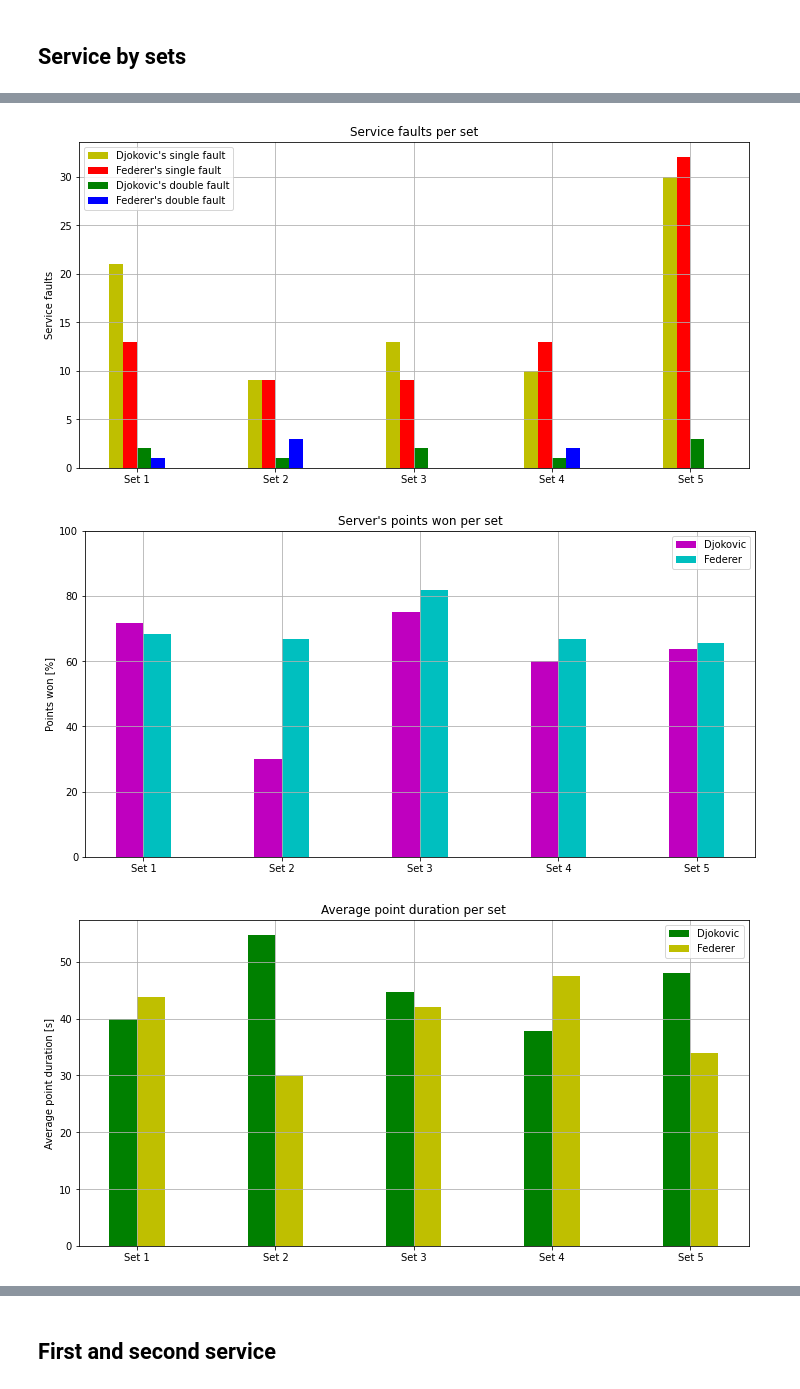
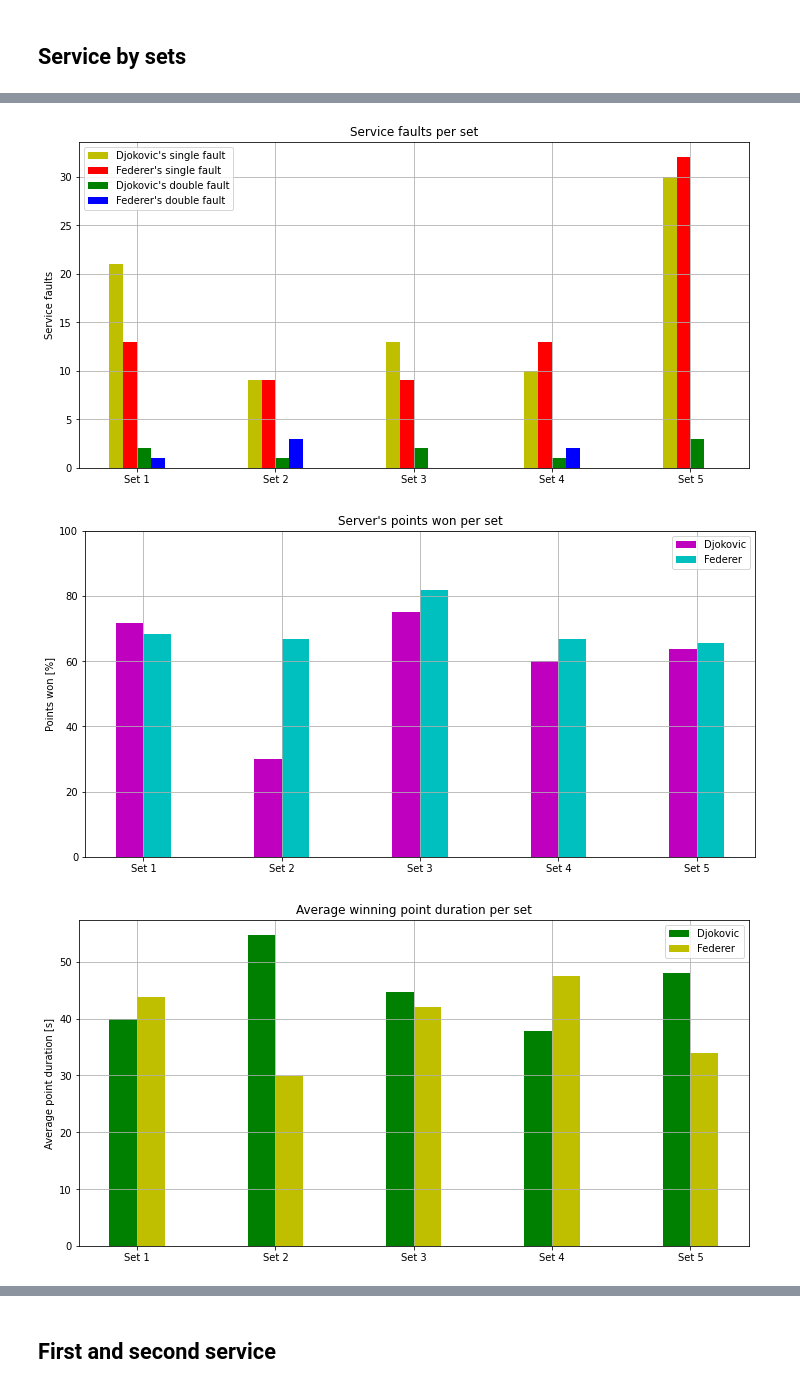
Before and after one commit to m-grbic/Foundley-Project, a Jupyter notebook: Tennis.ipynb, the cells around one changed output, grey strips where cells are left out. Cells and saved outputs as stored; diff of their text form; code cells hidden in the pictures.

```diff
--- a/Tennis.ipynb
+++ b/Tennis.ipynb
@@ -192,32 +220,32 @@ plt.legend([player_name[0]+'\'s single fault', player_name[1]+'\'s single fault'
             player_name[0]+'\'s double fault', player_name[1]+'\'s double fault'])
 plt.grid('minor')
 plt.show()
 
 
 # Percentage of points won per set
 plt.figure(figsize=(12,6))
 plt.bar(sets-0.1, points_won_ratio[0], width=0.2, color='m', align='center')
 plt.bar(sets+0.1, points_won_ratio[1], width=0.2, color='c', align='center')
 plt.ylabel('Points won [%]')
 plt.xticks(sets, set_names)
 plt.ylim([0, 100])
 plt.title('Server\'s points won per set')
 plt.legend(player_name)
 plt.grid('minor')
 plt.show()
 
 # Average point duration per set
 plt.figure(figsize=(12,6))
 plt.bar(sets-0.1, point_duration[0], width=0.2, color='g', align='center')
 plt.bar(sets+0.1, point_duration[1], width=0.2, color='y', align='center')
 plt.ylabel('Average point duration [s]')
 plt.xticks(sets, set_names)
-plt.title('Average point duration per set')
+plt.title('Average winning point duration per set')
 plt.legend(player_name)
 plt.grid('minor')
 plt.show()
 # %% [output]
 [figure]
 [figure]
 [figure]
-[figure, old version]
+[figure, new version]
```
Also changed, not shown: parts of 32 cells of this notebook.
